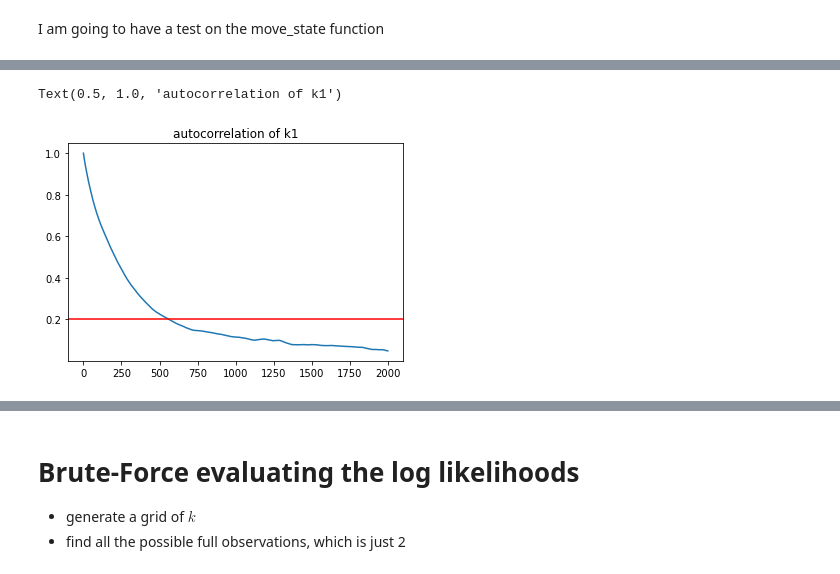
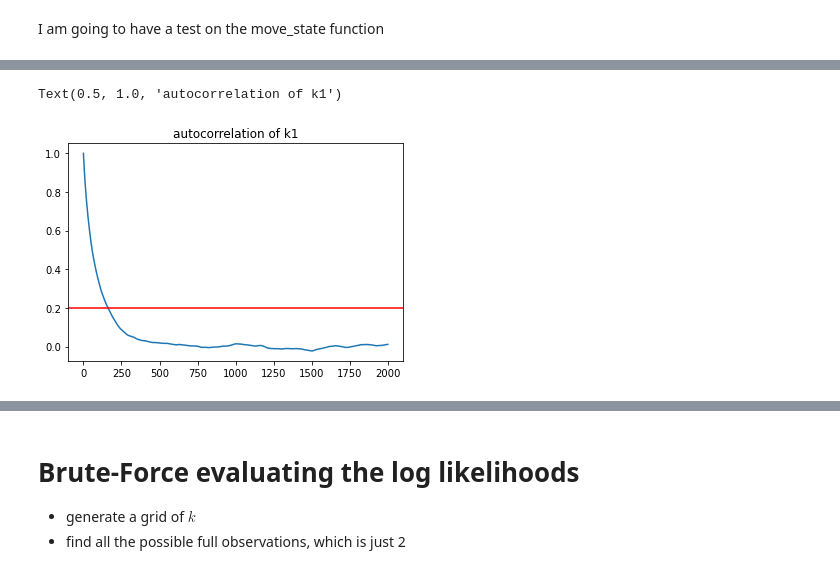
Before and after one commit to WangHaiYang874/ABC22, a Jupyter notebook: non-abc abc copy 4.ipynb, the cells around one changed output, grey strips where cells are left out. Drawn from its saved outputs; the diff is of its cells as text; code cells hidden in the pictures.

```diff
--- a/non-abc abc copy 4.ipynb
+++ b/non-abc abc copy 4.ipynb
@@ -129,5 +137,4 @@ log_likelihood(true_state)
 # %%
 initial_state, init_log_l = generate_good_initial_state(b,t)
-k,a,b,c = initial_state
 init_log_l
 # %% [output]
@@ -135,3 +142,5 @@ init_log_l
+# %%
+a,b,c = initial_state[1].T
 # %%
 plt.figure(figsize=(10,5))
 plt.plot(t,a,'--',label='randomly generate A')
@@ -164,19 +173,22 @@ def get_box(k, box_size):
     return box, volume
 
 def move_k(state, box_size=min(kinetic_rates)):
-    k, a, b, c = deepcopy(state)
+    k = state[0].copy()
+    X = state[1]
+
     box, volume = get_box(k, box_size)
     new_k = np.random.uniform(*box)
 
     _, volume2 = get_box(new_k, box_size)
 
-    return (new_k, a, b, c), np.log(volume/volume2)
+    return (new_k, X), np.log(volume/volume2)
 
 
 def get_poss(state):
-    _, a, b, c = state
 
-    r = np.insert(get_r(a,c),0,-1)
+    a,b,c = state[1].T
+
+    r = np.insert(get_r(state[1]),0,-1)
     a_min = np.minimum.accumulate(a[::-1])[::-1]
     c_min = np.minimum.accumulate(c[::-1])[::-1]
 
@@ -196,8 +208,10 @@ def move_copy_number(state,n_steps=1,log_prob=0):
     if n_steps == 0:
         return state, 0
     if n_steps == 1:
+
         poss,r,p = get_poss(state)
-        k,a,b,c = deepcopy(state)
+        k = state[0]
+        a,b,c = (state[1].T).copy()
 
         if poss == 0:
             a += -1
@@ -214,9 +228,10 @@ def move_copy_number(state,n_steps=1,log_prob=0):
                 a[poss:] += 1
                 c[poss:] += -1
 
-        new_state = (k,a,b,c)
+        new_X = np.vstack((a,b,c)).T
+        new_state = (k,new_X)
         _,_, q = get_poss(new_state)
-        return (k,a,b,c), np.log(p/q) + log_prob
+        return new_state, np.log(p/q) + log_prob
     if n_steps > 1:
         new_state, log_prob = move_copy_number(state,1,log_prob)
         return move_copy_number(new_state,n_steps-1,log_prob)
@@ -250,4 +266,4 @@ def mcmc(initial_state, n):
 # %% [markdown]
 I am going to have a test on the move_state function
 # %%
-pst_samples,if_accepcted, log_likelihoods = mcmc(initial_state, n=int(2e5))
+pst_samples,if_accepcted, log_likelihoods = mcmc(initial_state, n=int(1e6))
@@ -268,10 +295,10 @@ corner.corner(pst_k[1000:]);
 # %%
-plt.plot(acf(pst_k[1000:,0],nlags=2000))
+plt.plot(acf(pst_k[2000:,3],nlags=2000))
 plt.axhline(0.2, color='r')
 plt.title('autocorrelation of k1')
 # %% [output]
 Text(0.5, 1.0, 'autocorrelation of k1')
-[figure, old version]
+[figure, new version]
 # %%
 log_likelihood(pst_samples[-1])
 # %% [output]
```
Also changed, not shown: parts of 32 cells of this notebook, 1 other file.
